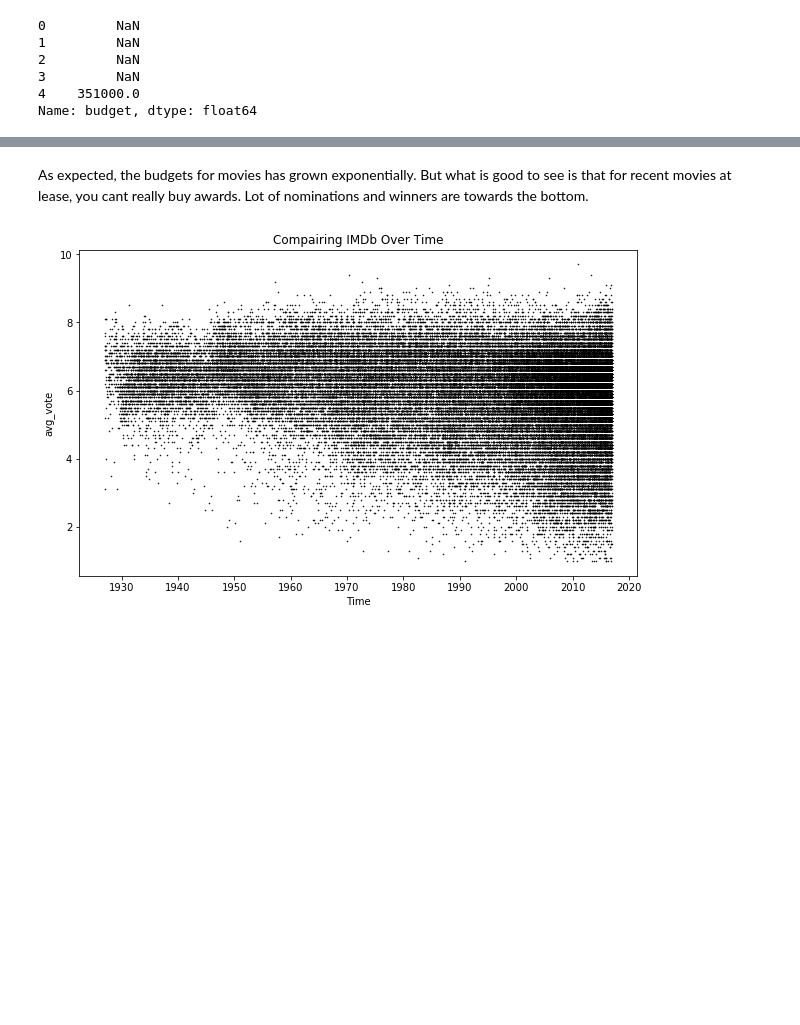
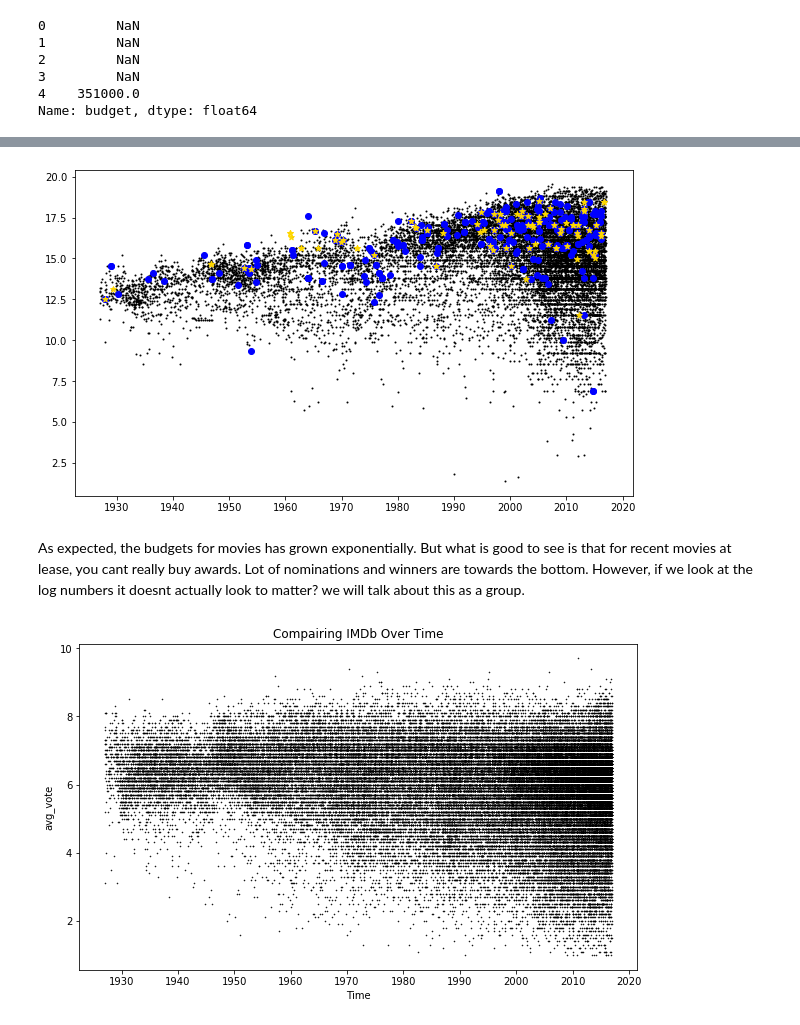
Before and after one commit to almetzler/SI330Final, a Jupyter notebook: Ben.ipynb, the cells around one changed output, grey strips where cells are left out. Saved outputs shown, nothing was run; the diff lists cells and outputs as text; code cells hidden in the pictures; blank space fills up the shorter version.

```diff
--- a/Ben.ipynb
+++ b/Ben.ipynb
@@ -149,5 +119,13 @@ plt.show()
+# %%
+fig, ax = plt.subplots(figsize=(10, 6))
+other = plt.scatter(other2['date_published'], np.log(other2['budget']), c='black', s=1)
+winners = plt.scatter(nominated2['date_published'], np.log(nominated2['budget']), c='blue')
+winners = plt.scatter(winners2['date_published'], np.log(winners2['budget']), c='gold', marker='*')
+plt.show()
+# %% [output]
+[figure, added]
 # %% [markdown]
-As expected, the budgets for movies has grown exponentially. But what is good to see is that for recent movies at lease, you cant really buy awards. Lot of nominations and winners are towards the bottom.
+As expected, the budgets for movies has grown exponentially. But what is good to see is that for recent movies at lease, you cant really buy awards. Lot of nominations and winners are towards the bottom. However, if we look at the log numbers it doesnt actually look to matter? we will talk about this as a group.
 # %%
 fig, ax = plt.subplots(figsize=(10, 6))
 plt.scatter(imdb['date_published'], imdb['avg_vote'], c='black', s =.3)
```
Also changed, not shown: parts of 14 cells of this notebook.
